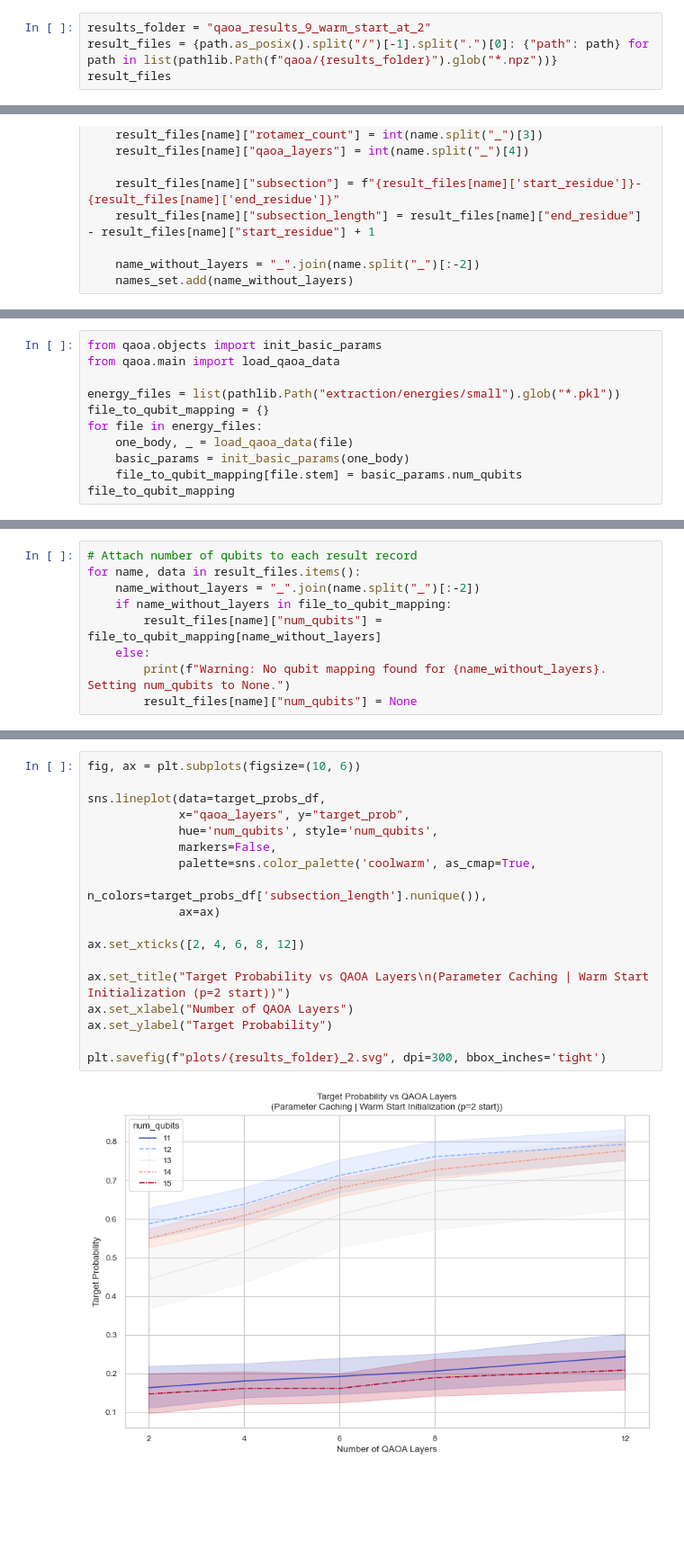
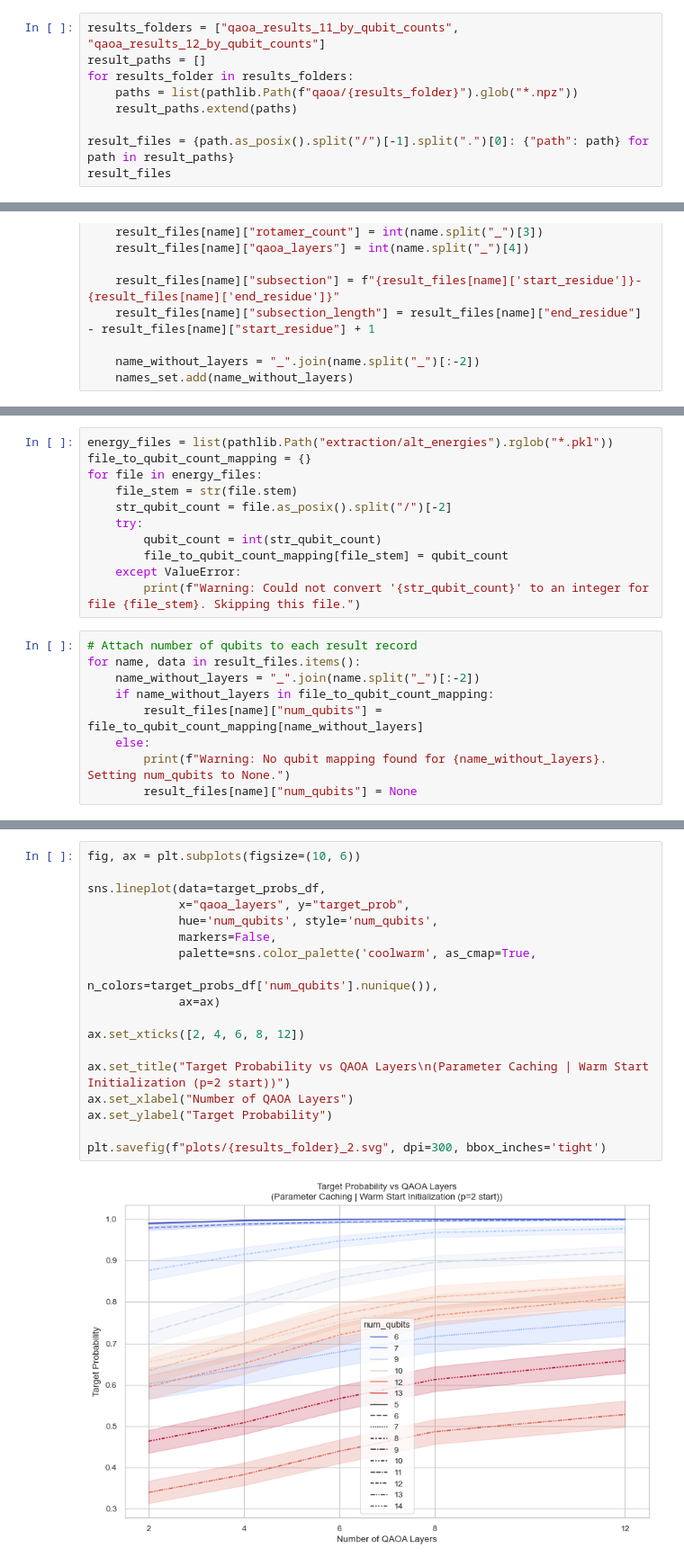
Before and after one commit to sebi-stewart/qml-protein-folding, a Jupyter notebook: plotting.ipynb, the cells around one changed output, grey strips where cells are left out. Shown at 90% size. Drawn from its saved outputs; the diff is of its cells as text; blank space fills up the shorter version.

```diff
--- a/plotting.ipynb
+++ b/plotting.ipynb
@@ -10,7 +10,12 @@ sns.set_style("whitegrid")
 sns.set_context("paper")
 sns.set_palette("deep", color_codes=True)
 # %%
-results_folder = "qaoa_results_9_warm_start_at_2"
-result_files = {path.as_posix().split("/")[-1].split(".")[0]: {"path": path} for path in list(pathlib.Path(f"qaoa/{results_folder}").glob("*.npz"))}
+results_folders = ["qaoa_results_11_by_qubit_counts", "qaoa_results_12_by_qubit_counts"]
+result_paths = []
+for results_folder in results_folders:
+    paths = list(pathlib.Path(f"qaoa/{results_folder}").glob("*.npz"))
+    result_paths.extend(paths)
+
+result_files = {path.as_posix().split("/")[-1].split(".")[0]: {"path": path} for path in result_paths}
 result_files
 # %% [output]
@@ -69,14 +74,3 @@ names_set
  '5PTI_22_27_5',
  '5PTI_22_28_4',
  '5PTI_22_28_5'}
-# %%
-from qaoa.objects import init_basic_params
-from qaoa.main import load_qaoa_data
-
-energy_files = list(pathlib.Path("extraction/energies/small").glob("*.pkl"))
-file_to_qubit_mapping = {}
-for file in energy_files:
-    one_body, _ = load_qaoa_data(file)
-    basic_params = init_basic_params(one_body)
-    file_to_qubit_mapping[file.stem] = basic_params.num_qubits
-file_to_qubit_mapping
@@ -99,9 +77,20 @@ file_to_qubit_mapping
+# %%
+energy_files = list(pathlib.Path("extraction/alt_energies").rglob("*.pkl"))
+file_to_qubit_count_mapping = {}
+for file in energy_files:
+    file_stem = str(file.stem)
+    str_qubit_count = file.as_posix().split("/")[-2]
+    try:
+        qubit_count = int(str_qubit_count)
+        file_to_qubit_count_mapping[file_stem] = qubit_count
+    except ValueError:
+        print(f"Warning: Could not convert '{str_qubit_count}' to an integer for file {file_stem}. Skipping this file.")
 # %%
 # Attach number of qubits to each result record
 for name, data in result_files.items():
     name_without_layers = "_".join(name.split("_")[:-2])
-    if name_without_layers in file_to_qubit_mapping:
-        result_files[name]["num_qubits"] = file_to_qubit_mapping[name_without_layers]
+    if name_without_layers in file_to_qubit_count_mapping:
+        result_files[name]["num_qubits"] = file_to_qubit_count_mapping[name_without_layers]
     else:
         print(f"Warning: No qubit mapping found for {name_without_layers}. Setting num_qubits to None.")
         result_files[name]["num_qubits"] = None
@@ -190,23 +179,23 @@ plt.savefig(f"plots/{results_folder}_2.svg", dpi=300, bbox_inches='tight')
 # %%
 fig, ax = plt.subplots(figsize=(10, 6))
 
 sns.lineplot(data=target_probs_df,
              x="qaoa_layers", y="target_prob",
              hue='num_qubits', style='num_qubits',
              markers=False,
              palette=sns.color_palette('coolwarm', as_cmap=True,
-                                       n_colors=target_probs_df['subsection_length'].nunique()),
+                                       n_colors=target_probs_df['num_qubits'].nunique()),
              ax=ax)
 
 ax.set_xticks([2, 4, 6, 8, 12])
 
 ax.set_title("Target Probability vs QAOA Layers\n(Parameter Caching | Warm Start Initialization (p=2 start))")
 ax.set_xlabel("Number of QAOA Layers")
 ax.set_ylabel("Target Probability")
 
 plt.savefig(f"plots/{results_folder}_2.svg", dpi=300, bbox_inches='tight')
 # %% [output]
-[figure, old version]
+[figure, new version]
 # %%
 # Calculate number of shots needed for 99% confidence
 target_confidence = 0.9999
```
Also changed, not shown: parts of 13 cells of this notebook, 2 other files.
